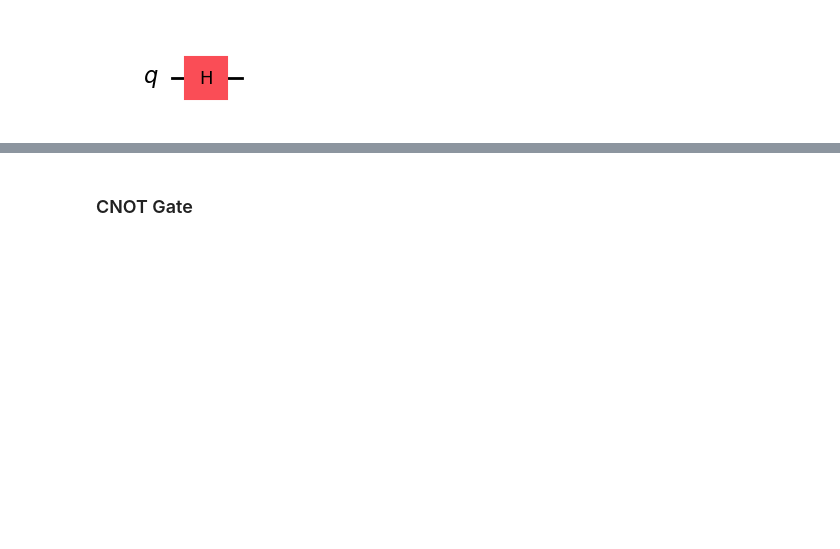
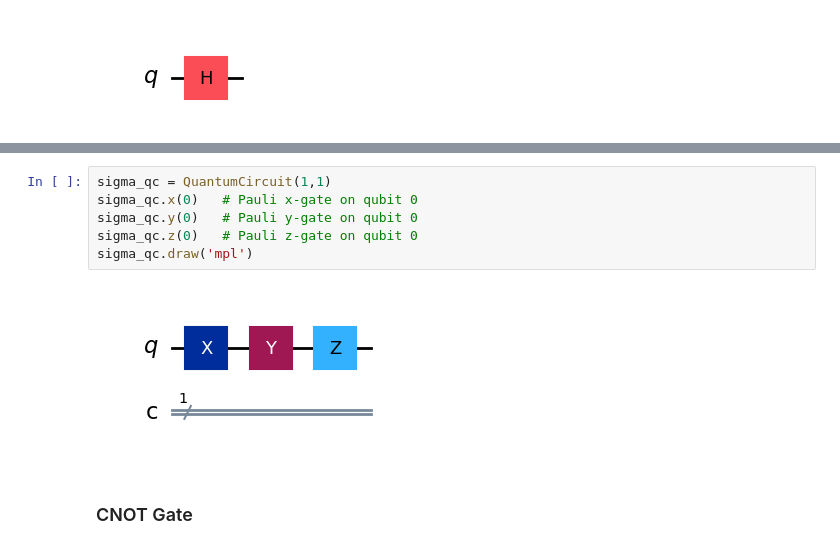
Before and after one commit to seppedijkstra/Quantum_Game, a Jupyter notebook: 3_Quantum_Gates.ipynb, the cells around one changed output, grey strips where cells are left out. Cells and saved outputs as stored; diff of their text form; blank space fills up the shorter version.

```diff
--- a/3_Quantum_Gates.ipynb
+++ b/3_Quantum_Gates.ipynb
@@ -31,3 +55,11 @@ Another important gate is the rotation gate. The rotation gate is a one-qubit op
+# %%
+sigma_qc = QuantumCircuit(1,1)
+sigma_qc.x(0)   # Pauli x-gate on qubit 0
+sigma_qc.y(0)   # Pauli y-gate on qubit 0
+sigma_qc.z(0)   # Pauli z-gate on qubit 0
+sigma_qc.draw('mpl')
+# %% [output]
+[figure, added]
 # %% [markdown]
 ### CNOT Gate
 # %% [markdown]
```
Also changed, not shown: parts of 12 cells of this notebook.
